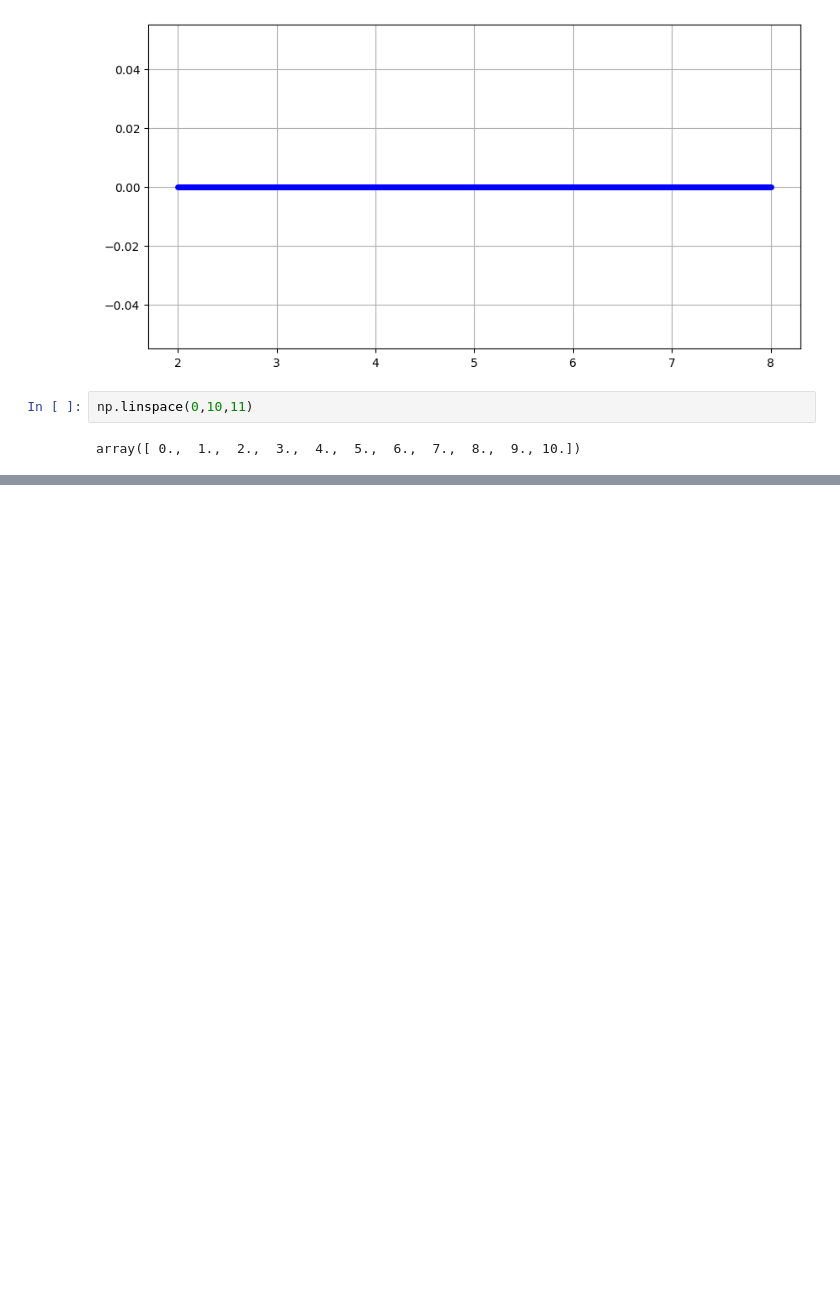
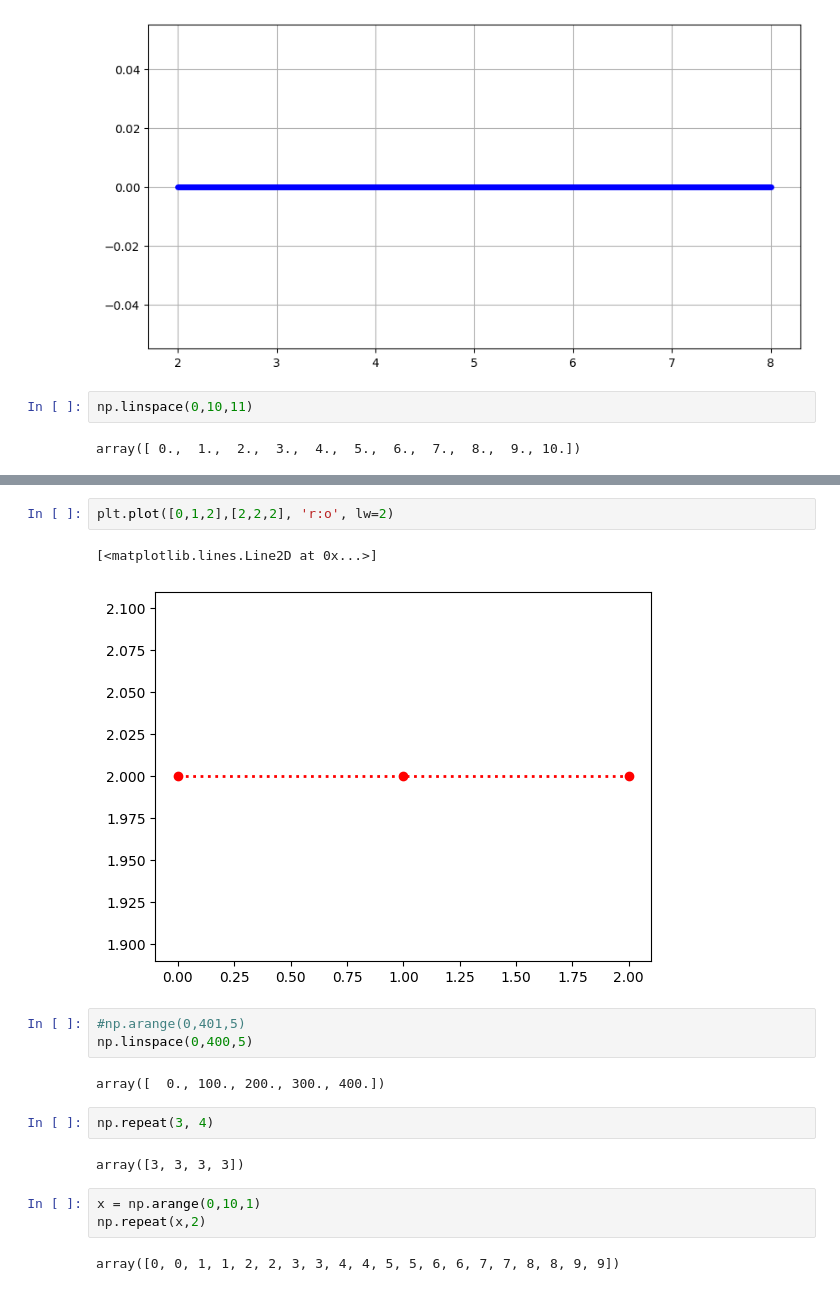
Before and after one commit to michel-lopez-franco/Animations2, a Jupyter notebook: ejemplos.ipynb, the cells around one changed output, grey strips where cells are left out. Cells and saved outputs as stored; diff of their text form; blank space fills up the shorter version.

```diff
--- a/ejemplos.ipynb
+++ b/ejemplos.ipynb
@@ -56,0 +125,19 @@ array([ 0.,  1.,  2.,  3.,  4.,  5.,  6.,  7.,  8.,  9., 10.])
+# %%
+plt.plot([0,1,2],[2,2,2], 'r:o', lw=2)
+# %% [output]
+[<matplotlib.lines.Line2D at 0x...>]
+[figure, added]
+# %%
+#np.arange(0,401,5)
+np.linspace(0,400,5)
+# %% [output]
+array([  0., 100., 200., 300., 400.])
+# %%
+np.repeat(3, 4)
+# %% [output]
+array([3, 3, 3, 3])
+# %%
+x = np.arange(0,10,1)
+np.repeat(x,2)
+# %% [output]
+array([0, 0, 1, 1, 2, 2, 3, 3, 4, 4, 5, 5, 6, 6, 7, 7, 8, 8, 9, 9])
```
Also changed, not shown: parts of 6 cells of this notebook, 2 other files.
